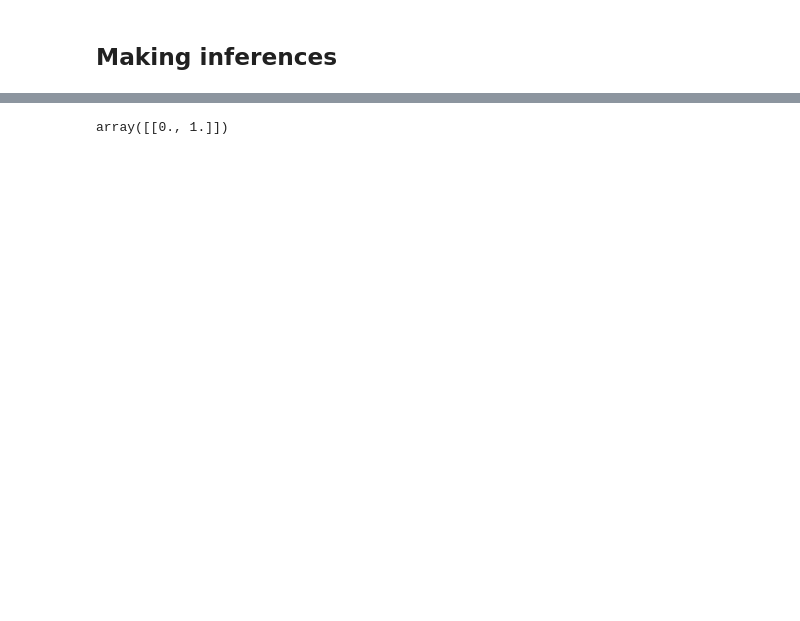
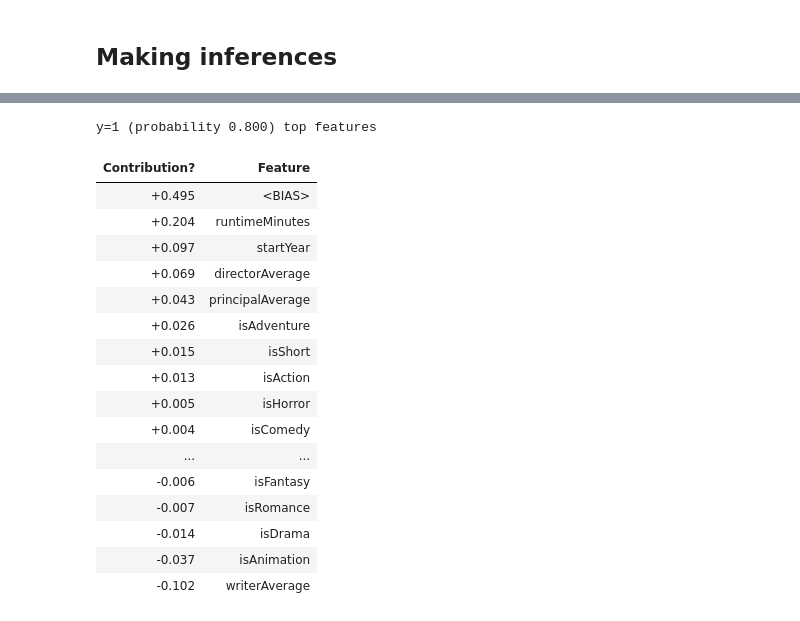
Before and after one commit to jacobthebanana/McGill-AI-Stereotyper, a Jupyter notebook: notebooks/2020-MAIS-Project- Model.ipynb, the cells around one changed output, grey strips where cells are left out. Saved outputs shown, nothing was run; the diff lists cells and outputs as text; code cells hidden in the pictures; blank space fills up the shorter version.

```diff
--- a/notebooks/2020-MAIS-Project- Model.ipynb
+++ b/notebooks/2020-MAIS-Project- Model.ipynb
@@ -212,0 +238,5 @@ y_avg_rating = enc_y_avg.transform(y_avg_rating).toarray()
+# %%
+def scalarize(binary_vector: np.ndarray) -> int :
+    return np.argmax(binary_vector)
+
+y_avg_rating = np.apply_along_axis(scalarize, 1, y_avg_rating)
@@ -363,7 +395,7 @@ display(dataset)
 # %%
 X_train, X_test, y_rating_train, y_rating_test = train_test_split(X, y_avg_rating, test_size=0.3, random_state=42)
 
-clf_avg_rating_forest_10_trees_50_50 = RandomForestClassifier(verbose=2, n_estimators=10, n_jobs=-1)
+clf_avg_rating_forest_10_trees_50_50 = RandomForestClassifier(verbose=2, n_estimators=100, n_jobs=-1)
 clf_avg_rating_forest_10_trees_50_50.fit(X_train, y_rating_train)
 
 print(clf_avg_rating_forest_10_trees_50_50.score(X_train, y_rating_train))
@@ -395,6 +465,7 @@ building tree 10 of 10
 # %%
 display(X_test[:1])
 clf_avg_rating_forest_10_trees_50_50.predict(X_test[:1])
+eli5.show_prediction(clf_avg_rating_forest_10_trees_50_50, X_test.iloc[:1], feature_names=list(X_test.columns))
 # %% [output]
 |  | startYear | runtimeMinutes | directorAverage | writerAverage | principalAverage | isAction | isAdult | ... |
 | 905860 | 2016.0 | 23.0 | 7.198157 | 6.026935 | 6.717315 | 1 | 0 | ... |
@@ -403 +478,18 @@ clf_avg_rating_forest_10_trees_50_50.predict(X_test[:1])
-array([[0., 1.]])
+y=1 (probability 0.800) top features
+| Contribution? | Feature |
+| +0.495 | <BIAS> |
+| +0.204 | runtimeMinutes |
+| +0.097 | startYear |
+| +0.069 | directorAverage |
+| +0.043 | principalAverage |
+| +0.026 | isAdventure |
+| +0.015 | isShort |
+| +0.013 | isAction |
+| +0.005 | isHorror |
+| +0.004 | isComedy |
+| ... | ... |
+| -0.006 | isFantasy |
+| -0.007 | isRomance |
+| -0.014 | isDrama |
+| -0.037 | isAnimation |
+| -0.102 | writerAverage |
```
Also changed, not shown: parts of 11 cells of this notebook, 3 other files.
